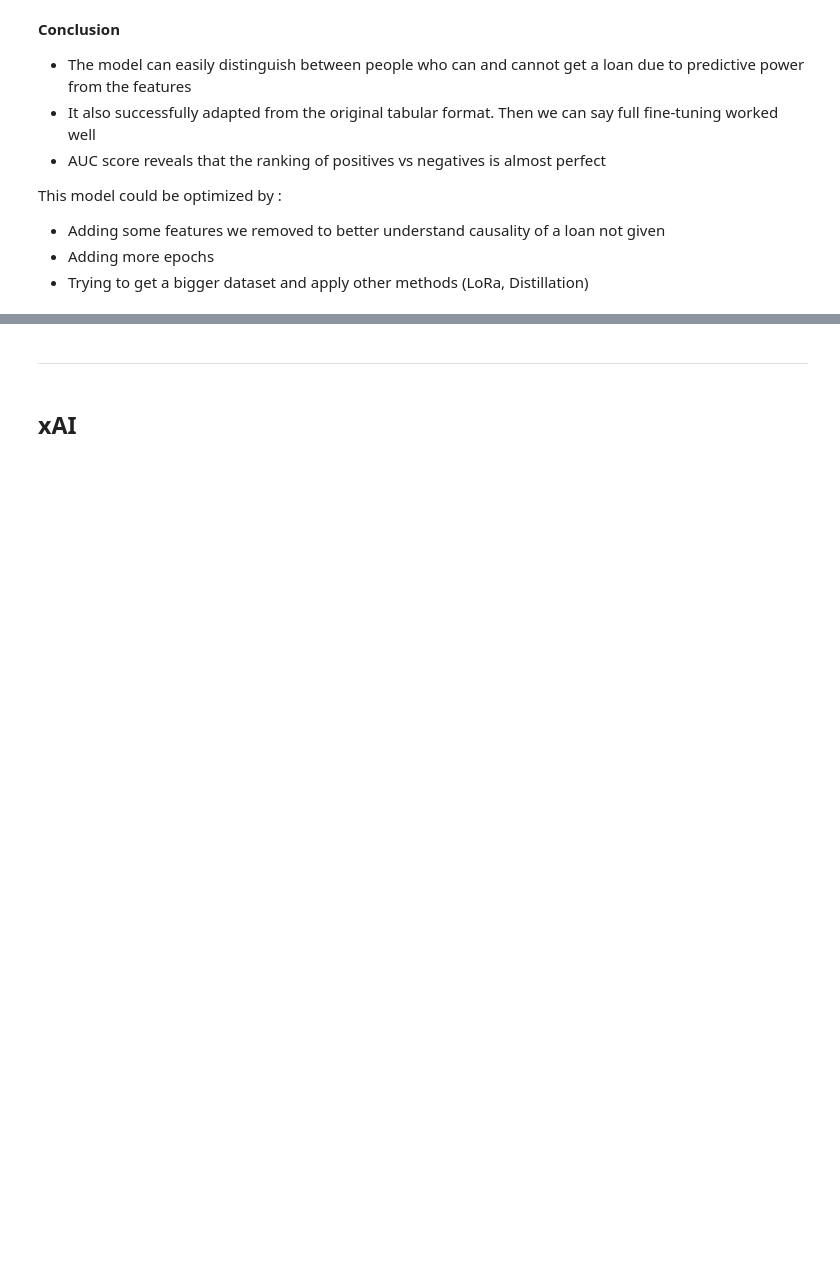
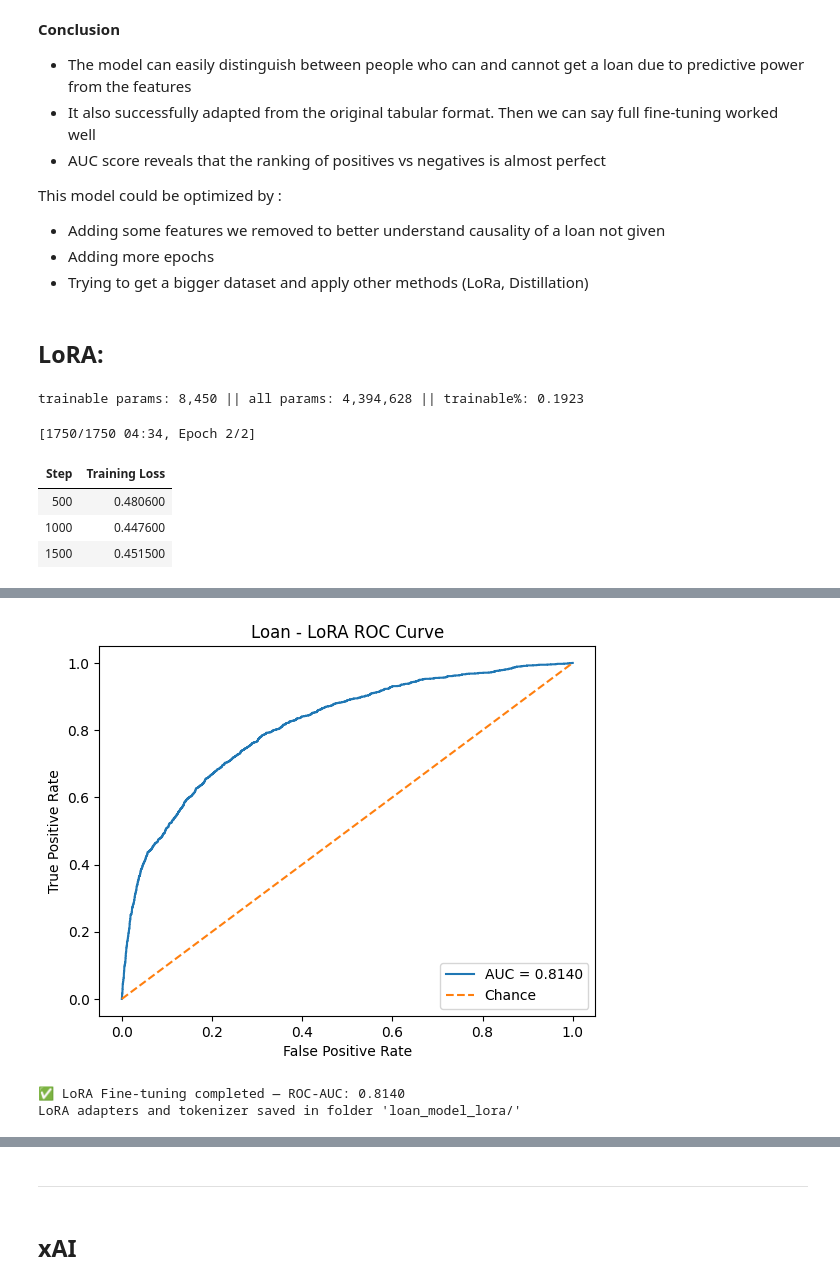
Before and after one commit to LouisDuv/ethical_AI_workflow, a Jupyter notebook: src/notebook.ipynb, the cells around one changed output, grey strips where cells are left out. Drawn from its saved outputs; the diff is of its cells as text; code cells hidden in the pictures; blank space fills up the shorter version.

Commit message:
Add 3 models methods + xAI

```diff
--- a/src/notebook.ipynb
+++ b/src/notebook.ipynb
@@ -360,3 +311,78 @@ This model could be optimized by :
 * Adding some features we removed to better understand causality of a loan not given
 * Adding more epochs
 * Trying to get a bigger dataset and apply other methods (LoRa, Distillation)
+# %% [markdown]
+## LoRA:
+# %%
+# ==========================================================
+# 🔹 LoRA Fine-Tuning on the Existing Loan Model
+# ==========================================================
+from peft import LoraConfig, get_peft_model, TaskType, PeftModel
+from transformers import TrainingArguments, Trainer
+
+# Load the previously fine-tuned model and tokenizer
+base_model_path = "loan_model"
+model = AutoModelForSequenceClassification.from_pretrained(base_model_path)
+tok = AutoTokenizer.from_pretrained(base_model_path)
+
+# Configure LoRA parameters
+lora_config = LoraConfig(
+    task_type=TaskType.SEQ_CLS,   # Sequence classification
+    r=8,                          # Rank (usually 4–16)
+    lora_alpha=32,                # Scaling factor
+    lora_dropout=0.1,             # Dropout for regularization
+    bias="none",                  # Do not train bias terms
+    target_modules=["query", "value"],  # Layers to inject LoRA into (for BERT)
+)
+
+# Wrap the base model with LoRA adapters
+lora_model = get_peft_model(model, lora_config)
+lora_model.print_trainable_parameters()
+
+# Training arguments — we can lower LR since LoRA adapts faster
+lora_args = TrainingArguments(
+    output_dir="outputs_lora",
+    learning_rate=1e-4,
+    per_device_train_batch_size=BATCH,
+    num_train_epochs=EPOCHS,
+    save_strategy="no",
+    report_to="none",
+)
+
+# Initialize Trainer
+lora_trainer = Trainer(
+    model=lora_model,
+    args=lora_args,
+    train_dataset=ds_train,
+    eval_dataset=ds_test,
+    data_collator=collator,
+    tokenizer=tok,
+)
+
+# 🔸 Fine-tune only the LoRA adapters
+lora_trainer.train()
+
+# ==========================================================
+# 🔹 Evaluate LoRA model performance
+# ==========================================================
+lora_preds = lora_trainer.predict(ds_test)
+lora_logits = lora_preds.predictions
+lora_probs = torch.softmax(torch.tensor(lora_logits), dim=1)[:, 1].numpy()
+
+auc_lora = plot_roc_auc(y_test, lora_probs, title_prefix="Loan - LoRA")
+print(f"✅ LoRA Fine-tuning completed — ROC-AUC: {auc_lora:.4f}")
+
+# ==========================================================
+# 🔹 Save LoRA adapters
+# ==========================================================
+lora_save_dir = "loan_model_lora"
+lora_model.save_pretrained(lora_save_dir)
+tok.save_pretrained(lora_save_dir)
+print(f"LoRA adapters and tokenizer saved in folder '{lora_save_dir}/'")
+# %% [output]
+trainable params: 8,450 || all params: 4,394,628 || trainable%: 0.1923
+[1750/1750 04:34, Epoch 2/2]
+| Step | Training Loss |
+| 500 | 0.480600 |
+| 1000 | 0.447600 |
+| 1500 | 0.451500 |
@@ -362,0 +390,3 @@ This model could be optimized by :
+[figure, added]
+✅ LoRA Fine-tuning completed — ROC-AUC: 0.8140
+LoRA adapters and tokenizer saved in folder 'loan_model_lora/'
```
Also changed, not shown: parts of 22 cells of this notebook, 50 other files.
